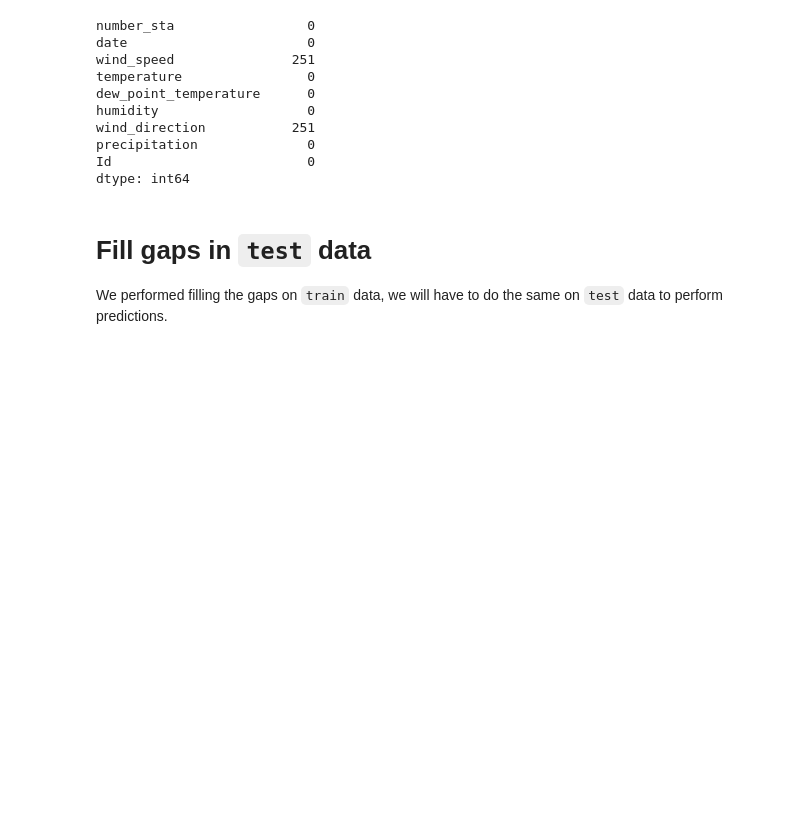
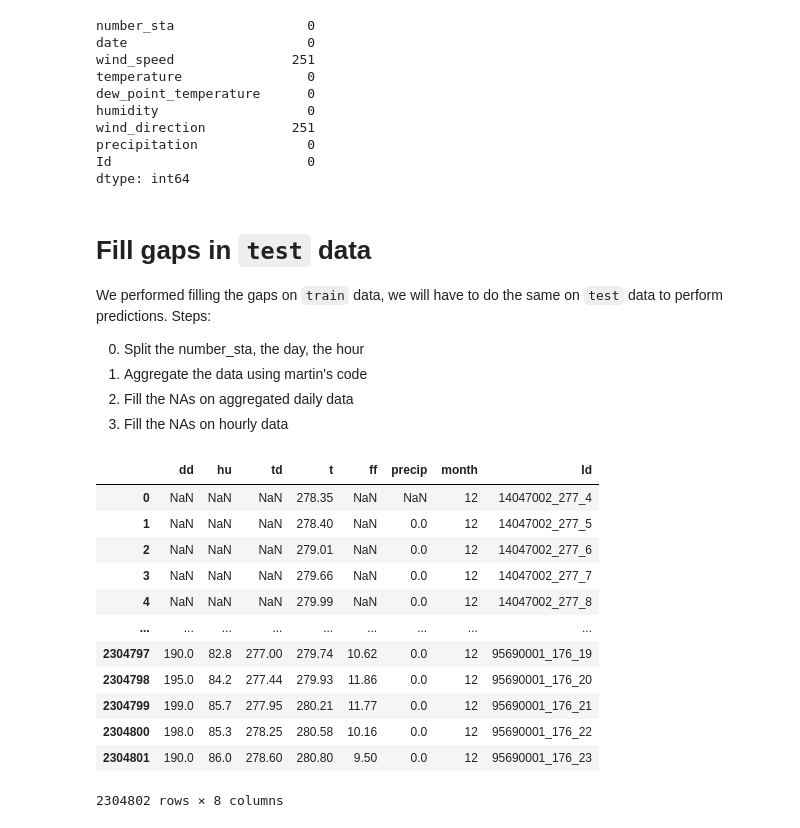
Before and after one commit to bgtyuh/defi-ia-2022, a Jupyter notebook: Fill the gap in data.ipynb, the cells around one changed output. Saved outputs shown, nothing was run; the diff lists cells and outputs as text; code cells hidden in the pictures; blank space fills up the shorter version.

```diff
--- a/Fill the gap in data.ipynb
+++ b/Fill the gap in data.ipynb
@@ -263,4 +263,9 @@ dtype: int64
 X_filled.to_csv(path + 'our_X_filled_nearestNeighbours.csv', index = False)
 # %% [markdown]
 # Fill gaps in `test` data
-We performed filling the gaps on `train` data, we will have to do the same on `test` data to perform predictions.
+We performed filling the gaps on `train` data, we will have to do the same on `test` data to perform predictions. Steps:
+
+0. Split the number_sta, the day, the hour
+1. Aggregate the data using martin's code
+2. Fill the NAs on aggregated daily data
+3. Fill the NAs on hourly data
@@ -276,0 +272,17 @@ for x in df.index:
+# %%
+X_test = pd.read_csv(path + 'X_station_test.csv')
+X_test
+# %% [output]
+|  | dd | hu | td | t | ff | precip | month | Id |
+| 0 | NaN | NaN | NaN | 278.35 | NaN | NaN | 12 | 14047002_277_4 |
+| 1 | NaN | NaN | NaN | 278.40 | NaN | 0.0 | 12 | 14047002_277_5 |
+| 2 | NaN | NaN | NaN | 279.01 | NaN | 0.0 | 12 | 14047002_277_6 |
+| 3 | NaN | NaN | NaN | 279.66 | NaN | 0.0 | 12 | 14047002_277_7 |
+| 4 | NaN | NaN | NaN | 279.99 | NaN | 0.0 | 12 | 14047002_277_8 |
+| ... | ... | ... | ... | ... | ... | ... | ... | ... |
+| 2304797 | 190.0 | 82.8 | 277.00 | 279.74 | 10.62 | 0.0 | 12 | 95690001_176_19 |
+| 2304798 | 195.0 | 84.2 | 277.44 | 279.93 | 11.86 | 0.0 | 12 | 95690001_176_20 |
+| 2304799 | 199.0 | 85.7 | 277.95 | 280.21 | 11.77 | 0.0 | 12 | 95690001_176_21 |
+| 2304800 | 198.0 | 85.3 | 278.25 | 280.58 | 10.16 | 0.0 | 12 | 95690001_176_22 |
+| 2304801 | 190.0 | 86.0 | 278.60 | 280.80 | 9.50 | 0.0 | 12 | 95690001_176_23 |
+2304802 rows × 8 columns
```
Also changed, not shown: parts of 10 cells of this notebook.
